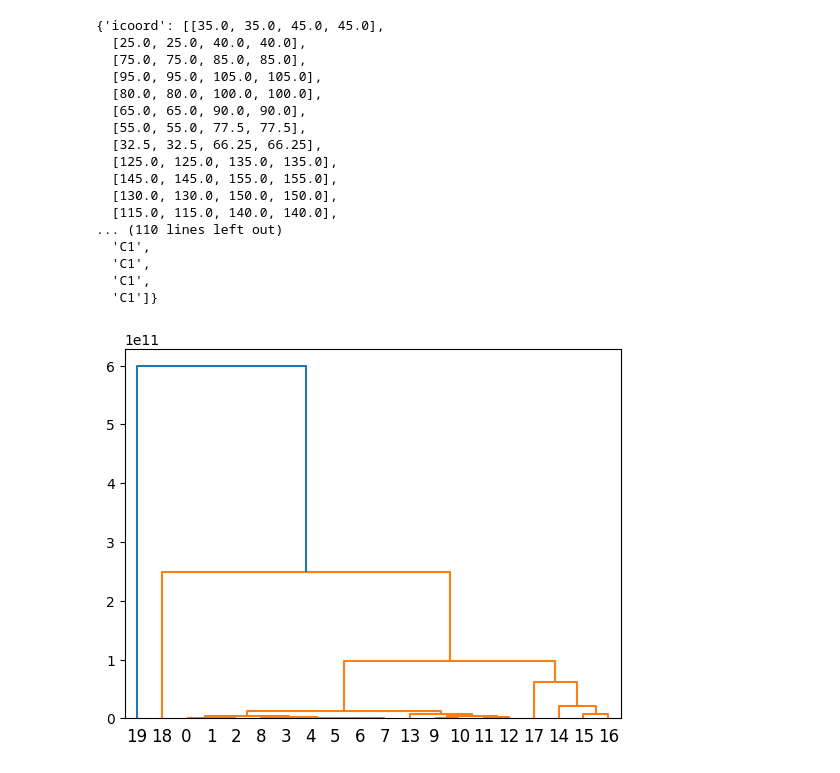
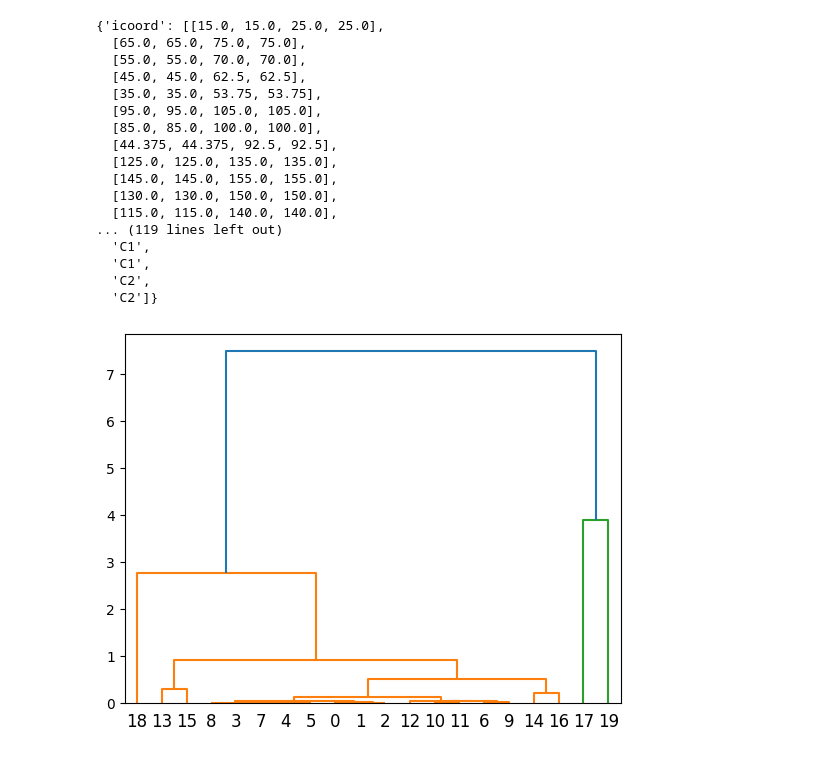
Before and after one commit to arian-rad/Quera-DataScience_bootcamp_Project1-Phase2, a Jupyter notebook: question2.ipynb, the cells around one changed output. Drawn from its saved outputs; the diff is of its cells as text; code cells hidden in the pictures.

Commit message:
add scaling, question 2 part2

```diff
--- a/question2.ipynb
+++ b/question2.ipynb
@@ -22,5 +5,7 @@ from scipy.cluster import hierarchy as shc
 # %%
+# part 1
 # read data from the given Excel file
 data = pd.read_excel("coins_data.xlsx")
 df = data[["Volume", "MarketCap"]]
-df
+scaler = StandardScaler()
+scaled_data = scaler.fit_transform(df)
@@ -67,23 +34,23 @@ shc.dendrogram(result)
 # %%
-result = shc.linkage(df, method='ward')
+result = shc.linkage(scaled_data, method='ward')
 shc.dendrogram(result)
 # %% [output]
-{'icoord': [[35.0, 35.0, 45.0, 45.0],
-  [25.0, 25.0, 40.0, 40.0],
-  [75.0, 75.0, 85.0, 85.0],
+{'icoord': [[15.0, 15.0, 25.0, 25.0],
+  [65.0, 65.0, 75.0, 75.0],
+  [55.0, 55.0, 70.0, 70.0],
+  [45.0, 45.0, 62.5, 62.5],
+  [35.0, 35.0, 53.75, 53.75],
   [95.0, 95.0, 105.0, 105.0],
-  [80.0, 80.0, 100.0, 100.0],
-  [65.0, 65.0, 90.0, 90.0],
-  [55.0, 55.0, 77.5, 77.5],
-  [32.5, 32.5, 66.25, 66.25],
+  [85.0, 85.0, 100.0, 100.0],
+  [44.375, 44.375, 92.5, 92.5],
   [125.0, 125.0, 135.0, 135.0],
   [145.0, 145.0, 155.0, 155.0],
   [130.0, 130.0, 150.0, 150.0],
   [115.0, 115.0, 140.0, 140.0],
-... (110 lines left out)
+... (119 lines left out)
   'C1',
   'C1',
-  'C1',
-  'C1']}
+  'C2',
+  'C2']}
-[figure, old version]
+[figure, new version]
 # %%
```
Also changed, not shown: parts of 10 cells of this notebook.
